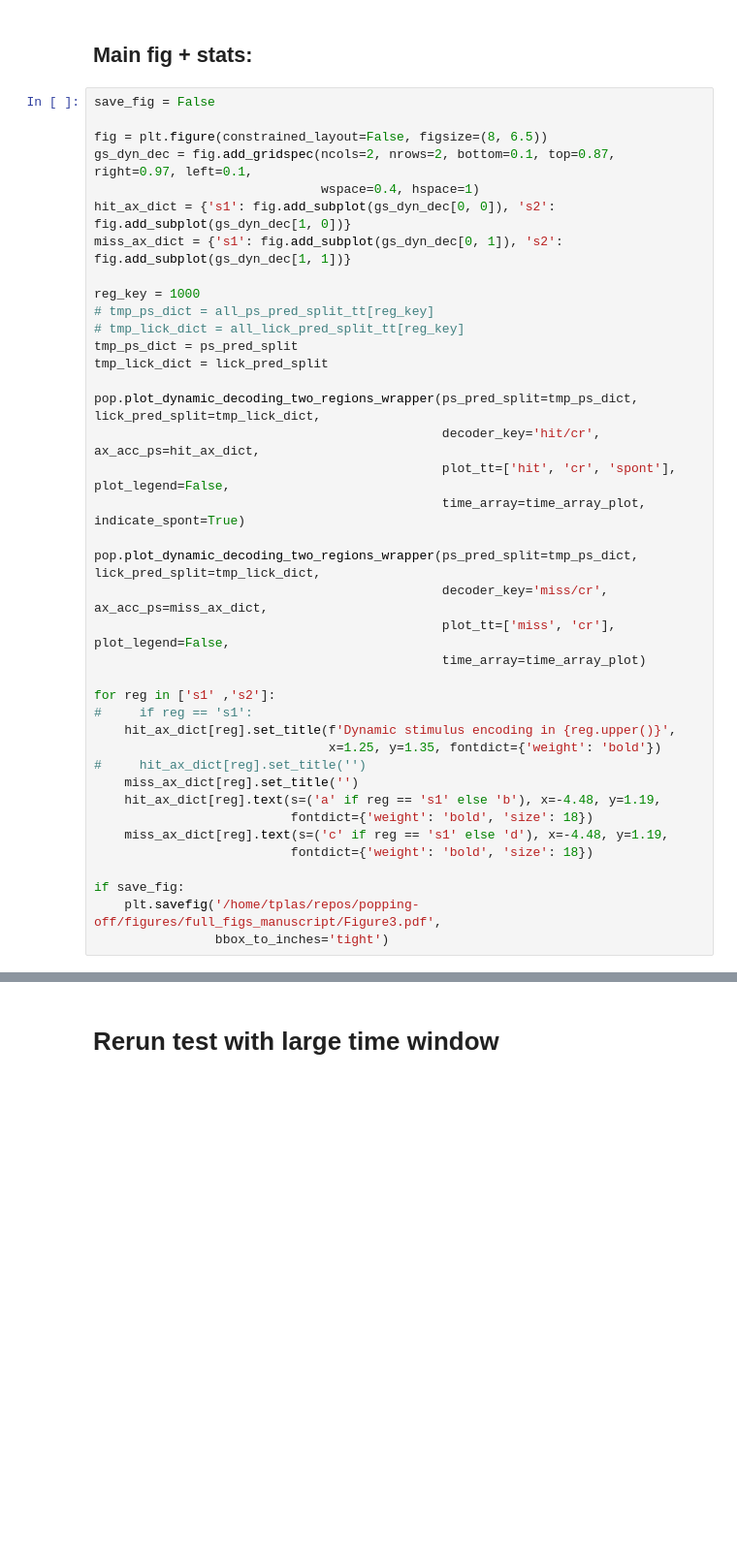
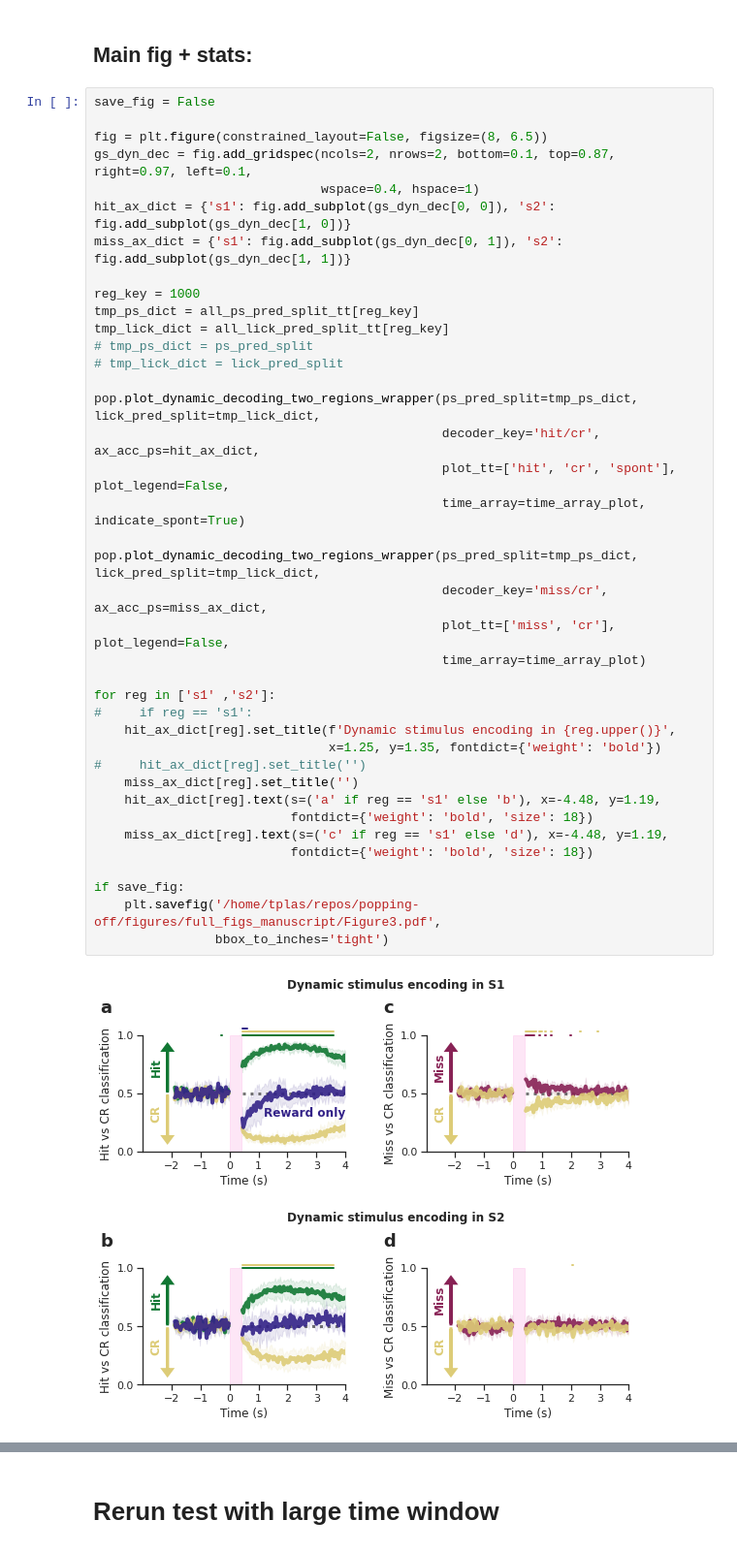
Before and after one commit to Packer-Lab/popping-off, a Jupyter notebook: notebooks/Paper Figures/Figure3.ipynb, the cells around one changed output, grey strips where cells are left out. Shown at 97% size. Cells and saved outputs as stored; diff of their text form; blank space fills up the shorter version.

Commit message:
hit cr 10 subsample by lick times for all reg vals

```diff
--- a/notebooks/Paper Figures/Figure3.ipynb
+++ b/notebooks/Paper Figures/Figure3.ipynb
@@ -192,37 +192,39 @@ gs_dyn_dec = fig.add_gridspec(ncols=2, nrows=2, bottom=0.1, top=0.87, right=0.97
                               wspace=0.4, hspace=1)
 hit_ax_dict = {'s1': fig.add_subplot(gs_dyn_dec[0, 0]), 's2': fig.add_subplot(gs_dyn_dec[1, 0])}
 miss_ax_dict = {'s1': fig.add_subplot(gs_dyn_dec[0, 1]), 's2': fig.add_subplot(gs_dyn_dec[1, 1])}
 
 reg_key = 1000
-# tmp_ps_dict = all_ps_pred_split_tt[reg_key]
-# tmp_lick_dict = all_lick_pred_split_tt[reg_key]
-tmp_ps_dict = ps_pred_split
-tmp_lick_dict = lick_pred_split
+tmp_ps_dict = all_ps_pred_split_tt[reg_key]
+tmp_lick_dict = all_lick_pred_split_tt[reg_key]
+# tmp_ps_dict = ps_pred_split
+# tmp_lick_dict = lick_pred_split
 
 pop.plot_dynamic_decoding_two_regions_wrapper(ps_pred_split=tmp_ps_dict, lick_pred_split=tmp_lick_dict,
                                               decoder_key='hit/cr', ax_acc_ps=hit_ax_dict,
                                               plot_tt=['hit', 'cr', 'spont'], plot_legend=False,
                                               time_array=time_array_plot, indicate_spont=True)
 
 pop.plot_dynamic_decoding_two_regions_wrapper(ps_pred_split=tmp_ps_dict, lick_pred_split=tmp_lick_dict,
                                               decoder_key='miss/cr', ax_acc_ps=miss_ax_dict,
                                               plot_tt=['miss', 'cr'], plot_legend=False,
                                               time_array=time_array_plot)
 
 for reg in ['s1' ,'s2']:
 #     if reg == 's1':
     hit_ax_dict[reg].set_title(f'Dynamic stimulus encoding in {reg.upper()}',
                                x=1.25, y=1.35, fontdict={'weight': 'bold'})
 #     hit_ax_dict[reg].set_title('')
     miss_ax_dict[reg].set_title('')
     hit_ax_dict[reg].text(s=('a' if reg == 's1' else 'b'), x=-4.48, y=1.19,
                           fontdict={'weight': 'bold', 'size': 18})
     miss_ax_dict[reg].text(s=('c' if reg == 's1' else 'd'), x=-4.48, y=1.19,
                           fontdict={'weight': 'bold', 'size': 18})
 
 if save_fig:
     plt.savefig('/home/tplas/repos/popping-off/figures/full_figs_manuscript/Figure3.pdf',
                 bbox_to_inches='tight')
+# %% [output]
+[figure, added]
 # %%
 save_fig = False
 
```
Also changed, not shown: parts of 8 cells of this notebook, 7 other files.
